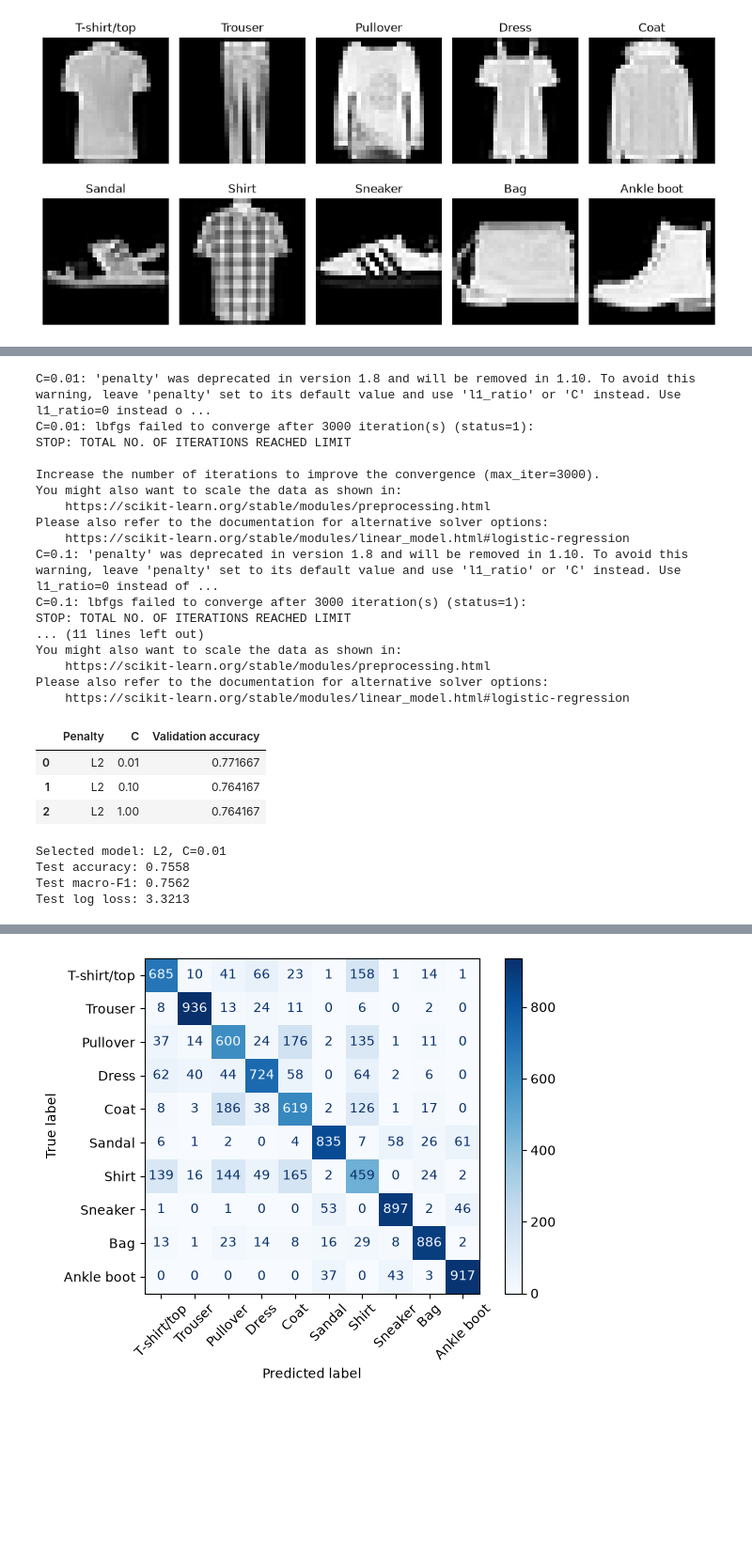
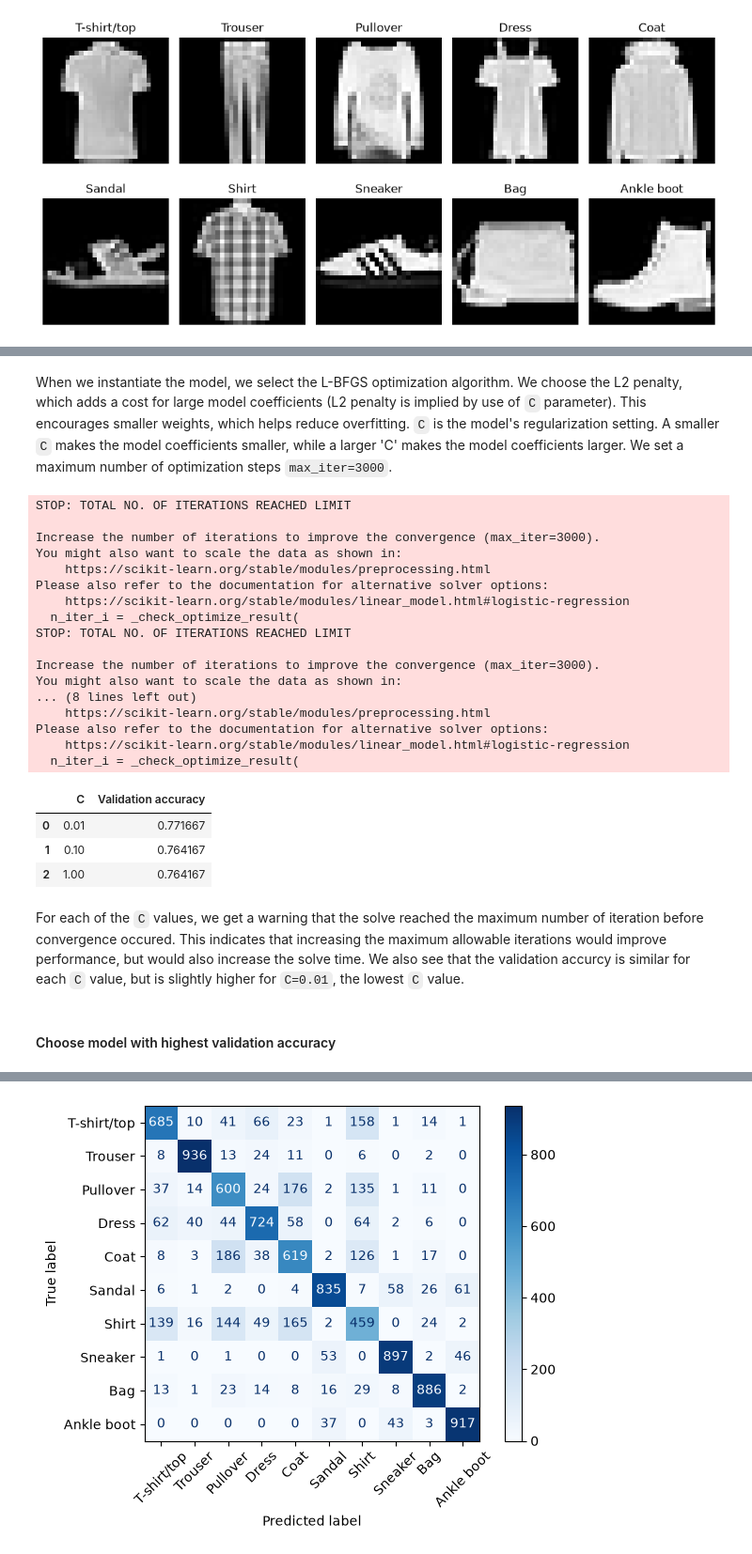
Before and after one commit to codettlaff/CPTS_575, a Jupyter notebook: assignment4/fashion_mnist.ipynb, the cells around one changed output, grey strips where cells are left out. Shown at 94% size. Saved outputs shown, nothing was run; the diff lists cells and outputs as text; code cells hidden in the pictures; blank space fills up the shorter version.

```diff
--- a/assignment4/fashion_mnist.ipynb
+++ b/assignment4/fashion_mnist.ipynb
@@ -97,60 +140,49 @@ plt.show()
+# %% [markdown]
+When we instantiate the model, we select the L-BFGS optimization algorithm. We choose the L2 penalty, which adds a cost for large model coefficients (L2 penalty is implied by use of `C` parameter). This encourages smaller weights, which helps reduce overfitting. `C` is the model's regularization setting. A smaller `C` makes the model coefficients smaller, while a larger 'C' makes the model coefficients larger. We set a maximum number of optimization steps `max_iter=3000`.
 # %%
 models = {}
 results = []
 
 for C in (0.01, 0.1, 1.0):
     model = LogisticRegression(
         solver="lbfgs",
-        penalty="l2",
         C=C,
         max_iter=3000,
         random_state=42)
 
-    # Surface any convergence warning rather than silently ignoring it.
-    with warnings.catch_warnings(record=True) as caught:
-        warnings.simplefilter("always", ConvergenceWarning)
-        model.fit(X_train_sub, y_train_sub)
-
-    for warning in caught:
-        print(f"C={C}: {warning.message}")
+    model.fit(X_train_sub, y_train_sub)
 
     models[C] = model
     results.append({
-        "Penalty": "L2",
         "C": C,
         "Validation accuracy": accuracy_score(y_val, model.predict(X_val))})
 
 results = pd.DataFrame(results)
-
-best_C = results.loc[results["Validation accuracy"].idxmax(), "C"]
-best_model = models[best_C]
-
-test_pred = best_model.predict(X_test)
-test_prob = best_model.predict_proba(X_test)
+display(results)
 # %% [output]
-C=0.01: 'penalty' was deprecated in version 1.8 and will be removed in 1.10. To avoid this warning, leave 'penalty' set to its default value and use 'l1_ratio' or 'C' instead. Use l1_ratio=0 instead o ...
-C=0.01: lbfgs failed to converge after 3000 iteration(s) (status=1):
 STOP: TOTAL NO. OF ITERATIONS REACHED LIMIT
 
 Increase the number of iterations to improve the convergence (max_iter=3000).
 You might also want to scale the data as shown in:
     https://scikit-learn.org/stable/modules/preprocessing.html
 Please also refer to the documentation for alternative solver options:
     https://scikit-learn.org/stable/modules/linear_model.html#logistic-regression
-C=0.1: 'penalty' was deprecated in version 1.8 and will be removed in 1.10. To avoid this warning, leave 'penalty' set to its default value and use 'l1_ratio' or 'C' instead. Use l1_ratio=0 instead of ...
-C=0.1: lbfgs failed to converge after 3000 iteration(s) (status=1):
+  n_iter_i = _check_optimize_result(
 STOP: TOTAL NO. OF ITERATIONS REACHED LIMIT
-... (11 lines left out)
+
+Increase the number of iterations to improve the convergence (max_iter=3000).
 You might also want to scale the data as shown in:
+... (8 lines left out)
     https://scikit-learn.org/stable/modules/preprocessing.html
 Please also refer to the documentation for alternative solver options:
     https://scikit-learn.org/stable/modules/linear_model.html#logistic-regression
+  n_iter_i = _check_optimize_result(
-|  | Penalty | C | Validation accuracy |
-| 0 | L2 | 0.01 | 0.771667 |
-| 1 | L2 | 0.10 | 0.764167 |
-| 2 | L2 | 1.00 | 0.764167 |
+|  | C | Validation accuracy |
+| 0 | 0.01 | 0.771667 |
+| 1 | 0.10 | 0.764167 |
+| 2 | 1.00 | 0.764167 |
-Selected model: L2, C=0.01
-Test accuracy: 0.7558
-Test macro-F1: 0.7562
-Test log loss: 3.3213
+# %% [markdown]
+For each of the `C` values, we get a warning that the solve reached the maximum number of iteration before convergence occured. This indicates that increasing the maximum allowable iterations would improve performance, but would also increase the solve time. We also see that the validation accurcy is similar for each `C` value, but is slightly higher for `C=0.01`, the lowest `C` value.
+# %% [markdown]
+#### Choose model with highest validation accuracy
 # %% [markdown]
```
Also changed, not shown: parts of 34 cells of this notebook.
